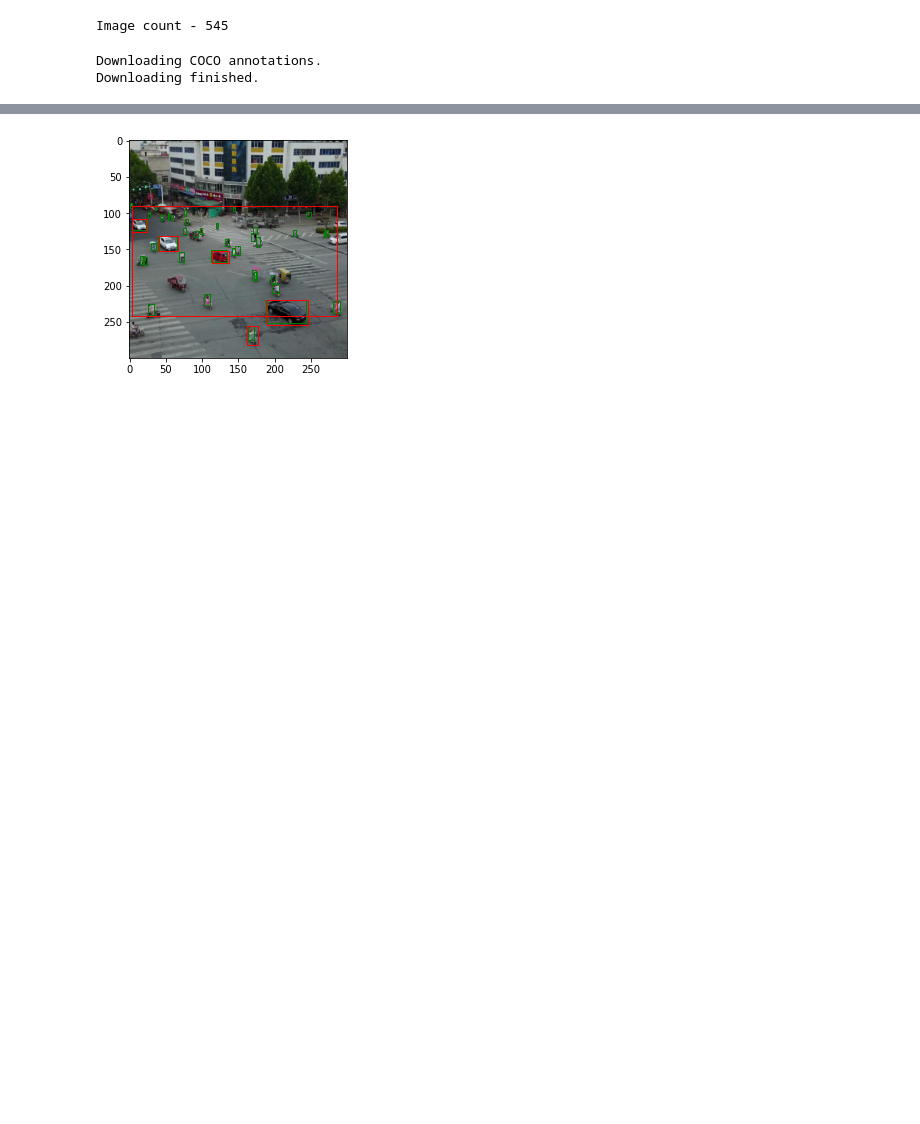
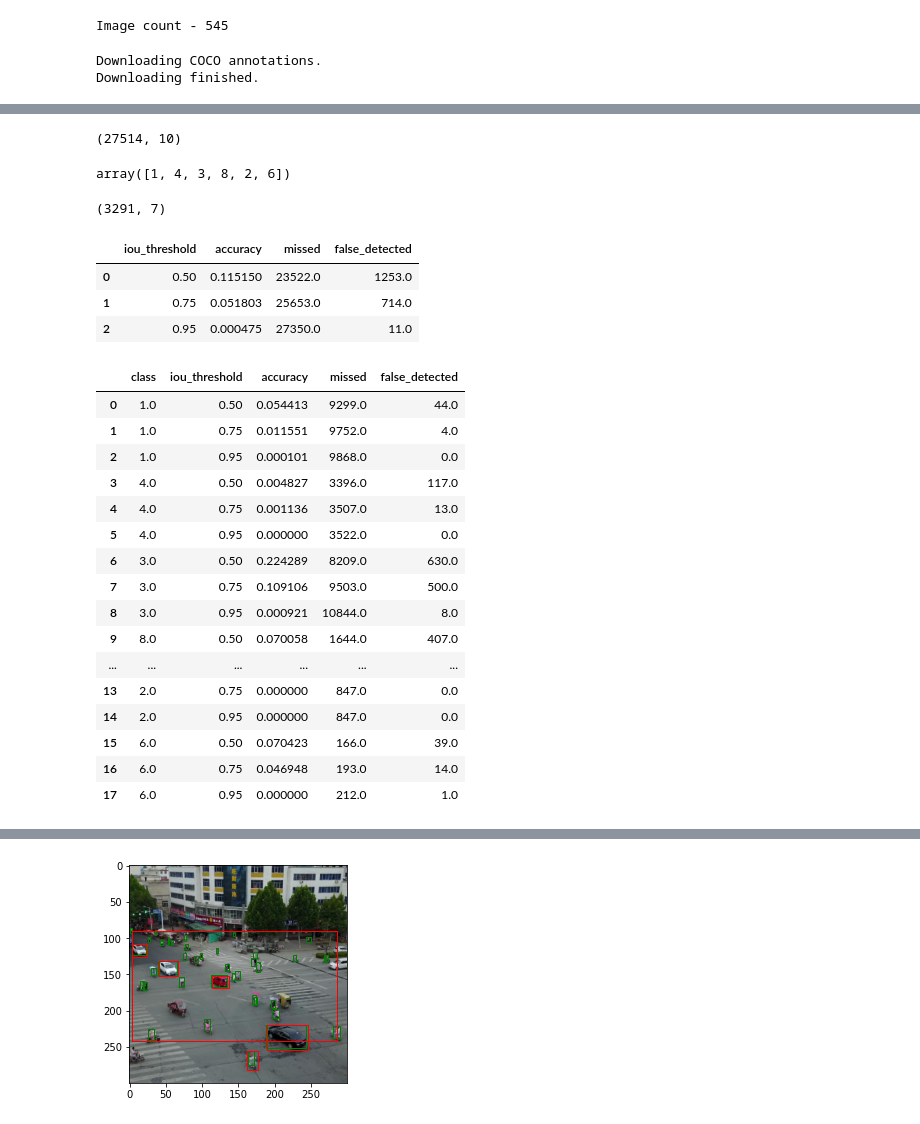
Before and after one commit to sergey-byk0v/Dl_lab, a Jupyter notebook: lab_2/LAB_2.ipynb, the cells around one changed output, grey strips where cells are left out. Saved outputs shown, nothing was run; the diff lists cells and outputs as text; code cells hidden in the pictures; blank space fills up the shorter version.

Commit message:
update tables and metrics count

```diff
--- a/lab_2/LAB_2.ipynb
+++ b/lab_2/LAB_2.ipynb
@@ -81,7 +77,7 @@ translate_classes ={0 : None,
                     2 :1,
                     3 :2,
                     4 :3,
-                    5 :None,
+                    5 :8,
                     6 :8,
                     7 :None,
                     8 :None,
@@ -188,7 +183,7 @@ for i in np.arange(0, 548):
             results_per_input = utils.decode_results(detections_batch)
         except RuntimeError:
             print(f'Failed to load {i}')
-        best_results_per_input = [utils.pick_best(results, 0.30) for results in results_per_input]
+        best_results_per_input = [utils.pick_best(results, 0.10) for results in results_per_input]
         results.append(best_results_per_input)
 # %%
 def iou(boxA, boxB):
@@ -318,0 +237,75 @@ r2
+# %%
+meta_data_rescaled.shape
+# %% [output]
+(27514, 10)
+# %%
+res.true_class.unique()
+# %% [output]
+array([1, 4, 3, 8, 2, 6])
+# %%
+res.loc[(res.iou > 0.5) & (res.true_clas == res.result_class)].shape
+# %% [output]
+(3291, 7)
+# %%
+task_1 = pd.DataFrame(columns=['iou_threshold', 'accuracy', 'missed', 'false_detected'])
+iou_thresholds = [0.5, 0.75, 0.95]
+
+
+for iou_threshold in iou_thresholds:
+    max_iou_per_true_bbox = res.groupby('true_bboxes')['iou'].max()
+    missed = max_iou_per_true_bbox.loc[max_iou_per_true_bbox < iou_threshold].shape[0]
+    bboxes_true_class = res.loc[res.true_class == res.result_class].groupby('true_bboxes')['iou'].max()
+    true_bboxes = bboxes_true_class.loc[bboxes_true_class > iou_threshold].shape[0]
+    full_bboxes = max_iou_per_true_bbox.shape[0]
+    accuracy = true_bboxes / full_bboxes
+    bboxes_false_class = res.loc[res.true_class != res.result_class].groupby('true_bboxes')['iou'].max()
+    false_detected = bboxes_false_class.loc[bboxes_false_class > iou_threshold].shape[0]
+    task_1 = task_1.append({'iou_threshold': iou_threshold,
+                            'accuracy': accuracy,
+                            'missed':missed,
+                            'false_detected':false_detected}, ignore_index=True)
+task_1
+# %% [output]
+|  | iou_threshold | accuracy | missed | false_detected |
+| 0 | 0.50 | 0.115150 | 23522.0 | 1253.0 |
+| 1 | 0.75 | 0.051803 | 25653.0 | 714.0 |
+| 2 | 0.95 | 0.000475 | 27350.0 | 11.0 |
+# %%
+task_2 = pd.DataFrame(columns=['class', 'iou_threshold', 'accuracy', 'missed', 'false_detected'])
+classes = [1, 4, 3, 8, 2, 6]
+iou_thresholds = [0.5, 0.75, 0.95]
+
+for current_class in classes:
+    for iou_threshold in iou_thresholds:
+        max_iou_per_true_bbox = res.loc[res.true_class == current_class].groupby('true_bboxes')['iou'].max()
+        missed = max_iou_per_true_bbox.loc[max_iou_per_true_bbox < iou_threshold].shape[0]
+        bboxes_true_class = res.loc[(res.true_class == current_class)&(res.true_class == res.result_class)].groupby('true_bboxes')['iou'].max()
+        true_bboxes = bboxes_true_class.loc[bboxes_true_class > iou_threshold].shape[0]
+        full_bboxes = max_iou_per_true_bbox.shape[0]
+        accuracy = true_bboxes / full_bboxes
+        bboxes_false_class = res.loc[(res.true_class == current_class) & (res.true_class != res.result_class)].groupby('true_bboxes')['iou'].max()
+        false_detected = bboxes_false_class.loc[bboxes_false_class > iou_threshold].shape[0]
+        task_2 = task_2.append({'class': current_class,
+                                'iou_threshold': iou_threshold,
+                                'accuracy': accuracy,
+                                'missed':missed,
+                                'false_detected':false_detected}, ignore_index=True)
+task_2
+# %% [output]
+|  | class | iou_threshold | accuracy | missed | false_detected |
+| 0 | 1.0 | 0.50 | 0.054413 | 9299.0 | 44.0 |
+| 1 | 1.0 | 0.75 | 0.011551 | 9752.0 | 4.0 |
+| 2 | 1.0 | 0.95 | 0.000101 | 9868.0 | 0.0 |
+| 3 | 4.0 | 0.50 | 0.004827 | 3396.0 | 117.0 |
+| 4 | 4.0 | 0.75 | 0.001136 | 3507.0 | 13.0 |
+| 5 | 4.0 | 0.95 | 0.000000 | 3522.0 | 0.0 |
+| 6 | 3.0 | 0.50 | 0.224289 | 8209.0 | 630.0 |
+| 7 | 3.0 | 0.75 | 0.109106 | 9503.0 | 500.0 |
+| 8 | 3.0 | 0.95 | 0.000921 | 10844.0 | 8.0 |
+| 9 | 8.0 | 0.50 | 0.070058 | 1644.0 | 407.0 |
+| ... | ... | ... | ... | ... | ... |
+| 13 | 2.0 | 0.75 | 0.000000 | 847.0 | 0.0 |
+| 14 | 2.0 | 0.95 | 0.000000 | 847.0 | 0.0 |
+| 15 | 6.0 | 0.50 | 0.070423 | 166.0 | 39.0 |
+| 16 | 6.0 | 0.75 | 0.046948 | 193.0 | 14.0 |
+| 17 | 6.0 | 0.95 | 0.000000 | 212.0 | 1.0 |
```
Also changed, not shown: parts of 17 cells of this notebook, 3 other files.
